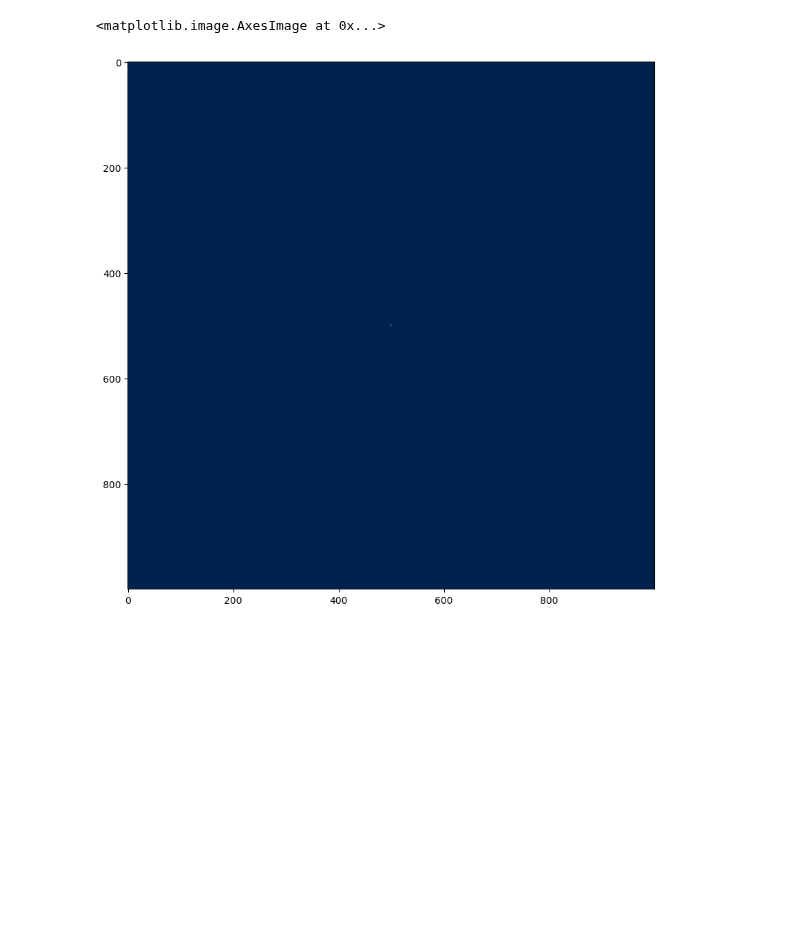
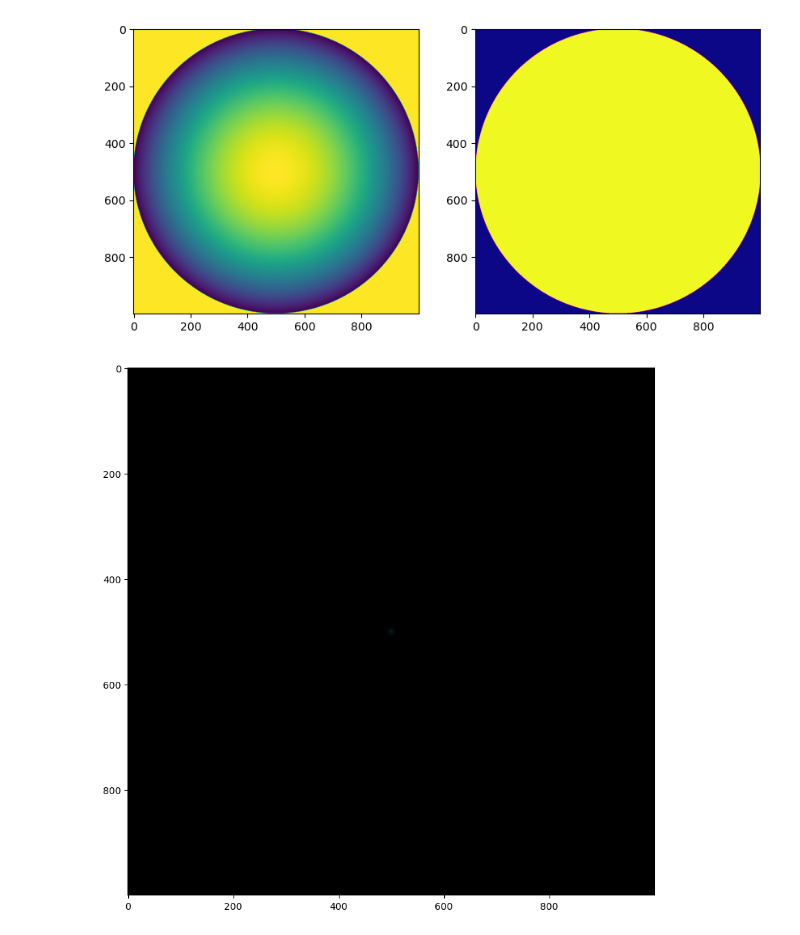
Before and after one commit to pycolibri/pycolibri, a Jupyter notebook: colibri/optics/tests_propagations.ipynb, the cells around one changed output. Saved outputs shown, nothing was run; the diff lists cells and outputs as text; code cells hidden in the pictures; blank space fills up the shorter version.

```diff
--- a/colibri/optics/tests_propagations.ipynb
+++ b/colibri/optics/tests_propagations.ipynb
@@ -13,7 +69,8 @@ wavelengths=torch.Tensor([450, 550, 650])*1e-9
 wave_resolution=(1000, 1000)
 device='gpu'
 
-source_distance = np.inf
+#source_distance = np.inf
+source_distance = 200e-3
 
 
 if type_doe == "spiral":
@@ -22,34 +79,41 @@ if type_doe == "spiral":
     pixel_size = (2*radius_doe)/np.min(wave_resolution)
     height_map, aperture = spiral_doe(ny = wave_resolution[0], nx = wave_resolution[1],
                     number_spirals = 3, radius = radius_doe,
                     focal = 50e-3, start_w = 450e-9, end_w = 650e-9)
+    refractive_index = spiral_refractive_index
 
 else:
     radius_doe =  2.5e-3
     focal = 50e-3
-    sensor_distance=focal*0.88#+1e-3
+
+    if source_distance == np.inf:
+        source_distance=focal*0.88
+    else:
+        sensor_distance= 0.95/(1/(focal) - 1/(source_distance))
+    sensor_distance += 1e-3
     pixel_size = (2*radius_doe)/np.min(wave_resolution)
     height_map, aperture = fresnel_lens(ny = wave_resolution[0], nx = wave_resolution[1], focal= focal, radius=radius_doe)
+    refractive_index = nbk7_refractive_index
 
 
 fig, ax = plt.subplots(1, 2, figsize=(10, 10))
 ax[0].imshow(height_map, cmap="viridis")
 ax[1].imshow(aperture, cmap="plasma")
 
 #plt.show()
 
 
-psf = single_doe_spectral(height_map = height_map, aperture=aperture,
+psf = psf_single_doe_spectral(height_map = height_map, aperture=aperture, refractive_index=refractive_index,
                         wavelengths = wavelengths,
                         source_distance = source_distance,
                         sensor_distance = sensor_distance,
                         pixel_size = pixel_size)
 
 
 psf = (psf - psf.min())/(psf.max()-psf.min())
 fig, ax = plt.subplots(1, 1, figsize=(10, 10))
 ax.imshow(psf.permute(1, 2, 0), cmap="plasma")
 plt.show()
 # %% [output]
-<matplotlib.image.AxesImage at 0x...>
-[figure, old version]
+[figure, new version]
+[figure, added]
```
Also changed, not shown: parts of 2 cells of this notebook, 3 other files.
